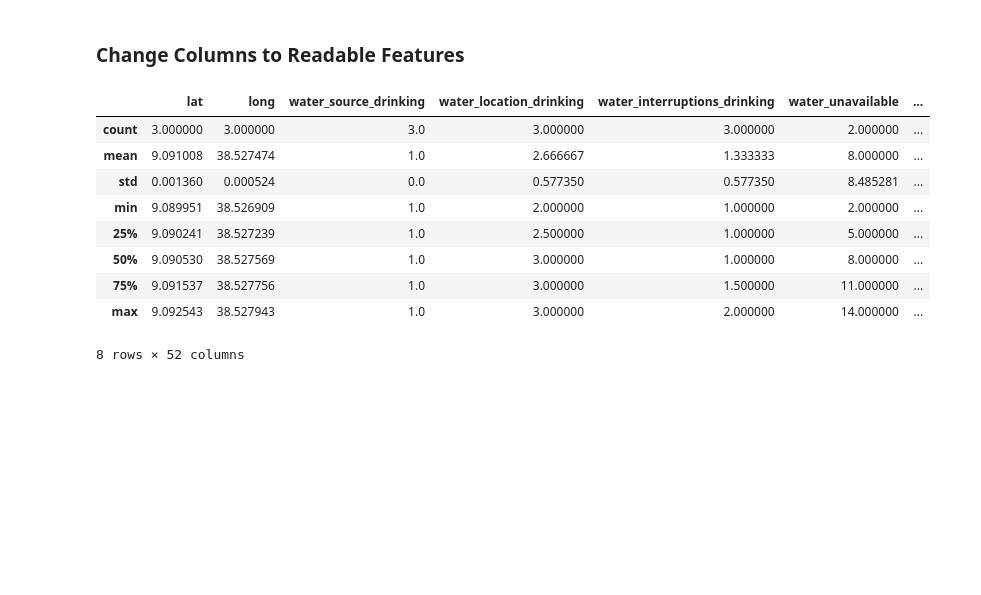
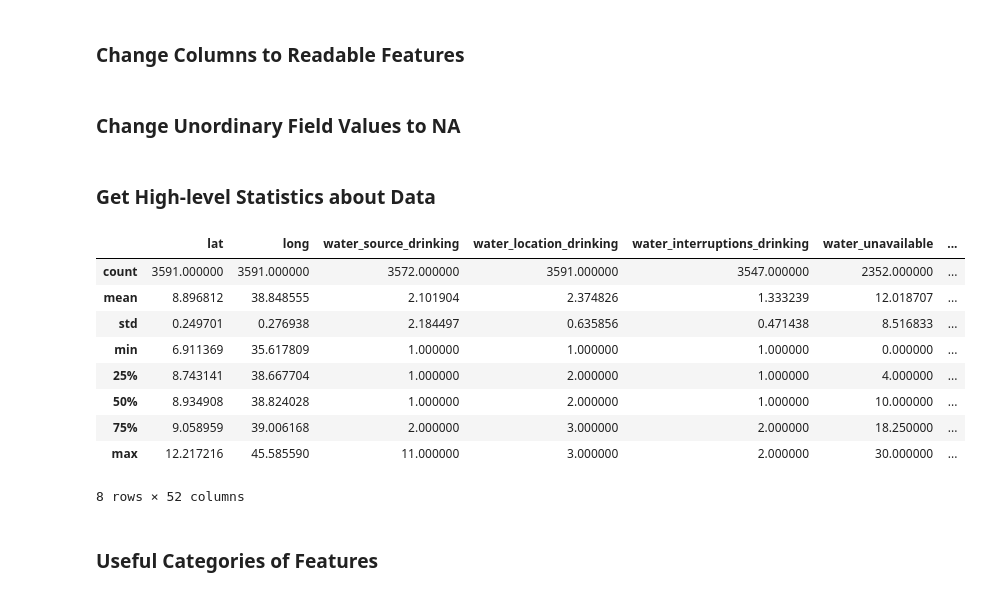
Before and after one commit to padelson/Infrastructure-Mapping, a Jupyter notebook: addis_ababa/addis_processing.ipynb, the cells around one changed output. Drawn from its saved outputs; the diff is of its cells as text; code cells hidden in the pictures; blank space fills up the shorter version.

```diff
--- a/addis_ababa/addis_processing.ipynb
+++ b/addis_ababa/addis_processing.ipynb
@@ -12,16 +13,27 @@ data = pandas.read_csv('Addis_data.csv')
 import util
 
 data.columns = util.NEW_NAMES
+# %% [markdown]
+### Change Unordinary Field Values to NA
+# %%
+for i in range(len(data)):
+    for feature in data.columns:
+        if data.loc[i, feature] in [-999, -888, -777, -333]:
+            data.loc[i, feature] = np.nan
+# %% [markdown]
+### Get High-level Statistics about Data
 # %%
-data[:3].describe()
+data.describe()
 # %% [output]
 |  | lat | long | water_source_drinking | water_location_drinking | water_interruptions_drinking | water_unavailable | ... |
-| count | 3.000000 | 3.000000 | 3.0 | 3.000000 | 3.000000 | 2.000000 | ... |
-| mean | 9.091008 | 38.527474 | 1.0 | 2.666667 | 1.333333 | 8.000000 | ... |
-| std | 0.001360 | 0.000524 | 0.0 | 0.577350 | 0.577350 | 8.485281 | ... |
-| min | 9.089951 | 38.526909 | 1.0 | 2.000000 | 1.000000 | 2.000000 | ... |
-| 25% | 9.090241 | 38.527239 | 1.0 | 2.500000 | 1.000000 | 5.000000 | ... |
-| 50% | 9.090530 | 38.527569 | 1.0 | 3.000000 | 1.000000 | 8.000000 | ... |
-| 75% | 9.091537 | 38.527756 | 1.0 | 3.000000 | 1.500000 | 11.000000 | ... |
-| max | 9.092543 | 38.527943 | 1.0 | 3.000000 | 2.000000 | 14.000000 | ... |
+| count | 3591.000000 | 3591.000000 | 3572.000000 | 3591.000000 | 3547.000000 | 2352.000000 | ... |
+| mean | 8.896812 | 38.848555 | 2.101904 | 2.374826 | 1.333239 | 12.018707 | ... |
+| std | 0.249701 | 0.276938 | 2.184497 | 0.635856 | 0.471438 | 8.516833 | ... |
+| min | 6.911369 | 35.617809 | 1.000000 | 1.000000 | 1.000000 | 0.000000 | ... |
+| 25% | 8.743141 | 38.667704 | 1.000000 | 2.000000 | 1.000000 | 4.000000 | ... |
+| 50% | 8.934908 | 38.824028 | 1.000000 | 2.000000 | 1.000000 | 10.000000 | ... |
+| 75% | 9.058959 | 39.006168 | 2.000000 | 3.000000 | 2.000000 | 18.250000 | ... |
+| max | 12.217216 | 45.585590 | 11.000000 | 3.000000 | 2.000000 | 30.000000 | ... |
 8 rows × 52 columns
+# %% [markdown]
+### Useful Categories of Features
```
Also changed, not shown: parts of 7 cells of this notebook.
